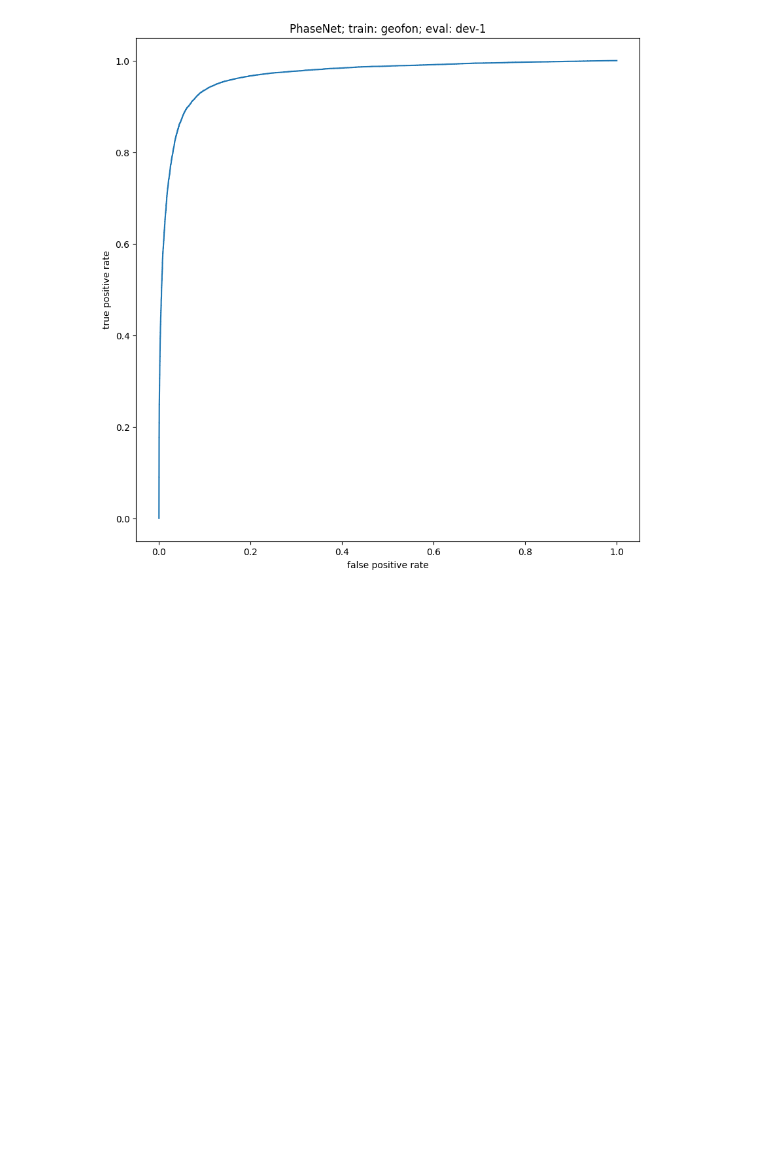
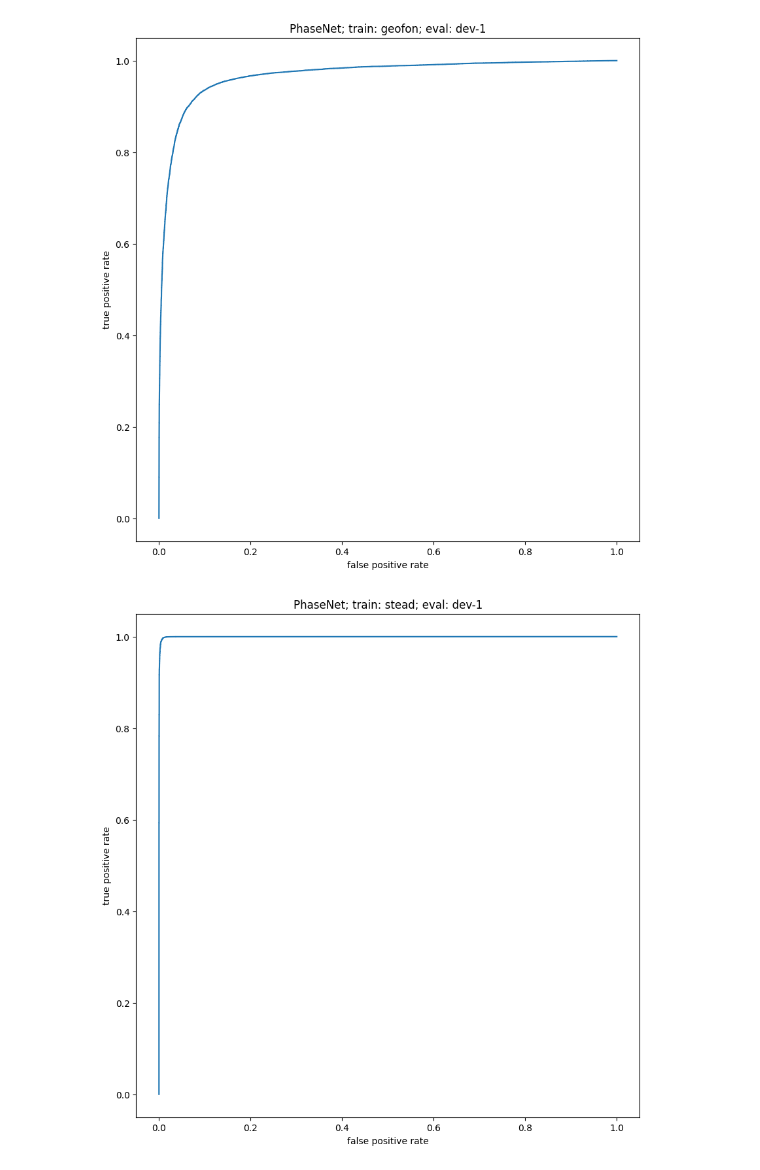
Before and after one commit to liutianlin0121/seisLM, a Jupyter notebook: seisLM/evaluation/seisbench_baselines.ipynb, the cells around one changed output. Cells and saved outputs as stored; diff of their text form; code cells hidden in the pictures; blank space fills up the shorter version.

```diff
--- a/seisLM/evaluation/seisbench_baselines.ipynb
+++ b/seisLM/evaluation/seisbench_baselines.ipynb
@@ -50,33 +91,39 @@ task = 1 # '23'
 eval_set = 'dev' #'test'
 
 
 for data_name in data_aliases.keys():
+
+  if data_name == "neic":
+    # NEIC does not have task 1 targets
+    # https://dcache-demo.desy.de:2443/Helmholtz/HelmholtzAI/SeisBench/auxiliary/pick-benchmark/targets/neic/
+    continue
 
   pred_path = (
     Path(gitdir())
     / "evaluation_results"
     / f"{model_name}_{data_name}"
     / f"{eval_set}_task{task}.csv"
   )
 
 
   pred = pd.read_csv(pred_path)
 
   pred["trace_type_bin"] = pred["trace_type"] == "earthquake"
 
   fpr, tpr, _ = roc_curve(pred["trace_type_bin"], pred["score_detection"])
 
   fig = plt.figure(figsize=(10, 10))
   ax = fig.add_subplot(111)
   ax.plot(fpr, tpr)
   ax.set_aspect("equal")
 
   ax.set_xlabel("false positive rate")
   ax.set_ylabel("true positive rate")
   ax.set_title(f"{model_name}; train: {data_name}; eval: {eval_set}-{task}")
 # %% [output]
 [figure]
 [figure]
+[figure, added]
 # %%
 import numpy as np
 
```
Also changed, not shown: parts of 3 cells of this notebook.
